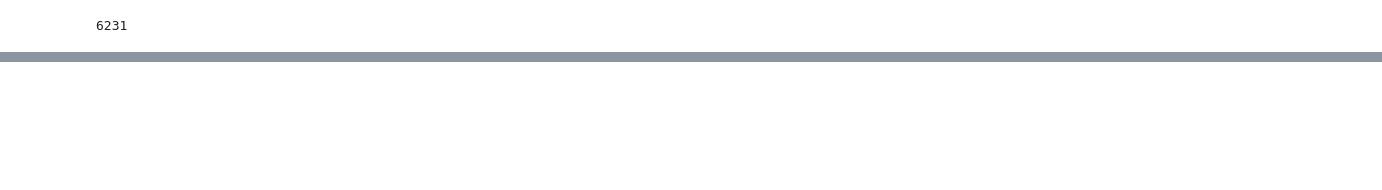
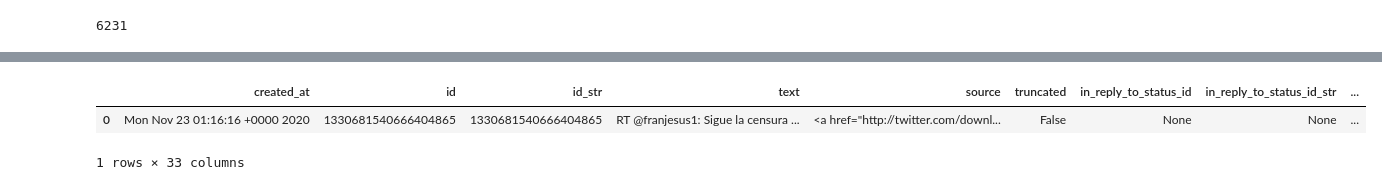
Before and after one commit to diegorech/twitter_crawler, a Jupyter notebook: analyze.ipynb, the cells around one changed output, grey strips where cells are left out. Cells and saved outputs as stored; diff of their text form; code cells hidden in the pictures; blank space fills up the shorter version.

```diff
--- a/analyze.ipynb
+++ b/analyze.ipynb
@@ -33,0 +85,6 @@ dict_keys(['created_at', 'id', 'id_str', 'text', 'source', 'truncated', 'in_repl
+# %%
+df_tratado
+# %% [output]
+|  | created_at | id | id_str | text | source | truncated | in_reply_to_status_id | in_reply_to_status_id_str | ... |
+| 0 | Mon Nov 23 01:16:16 +0000 2020 | 1330681540666404865 | 1330681540666404865 | RT @franjesus1: Sigue la censura ... | <a href="http://twitter.com/downl... | False | None | None | ... |
+1 rows × 33 columns
```
Also changed, not shown: parts of 28 cells of this notebook.
